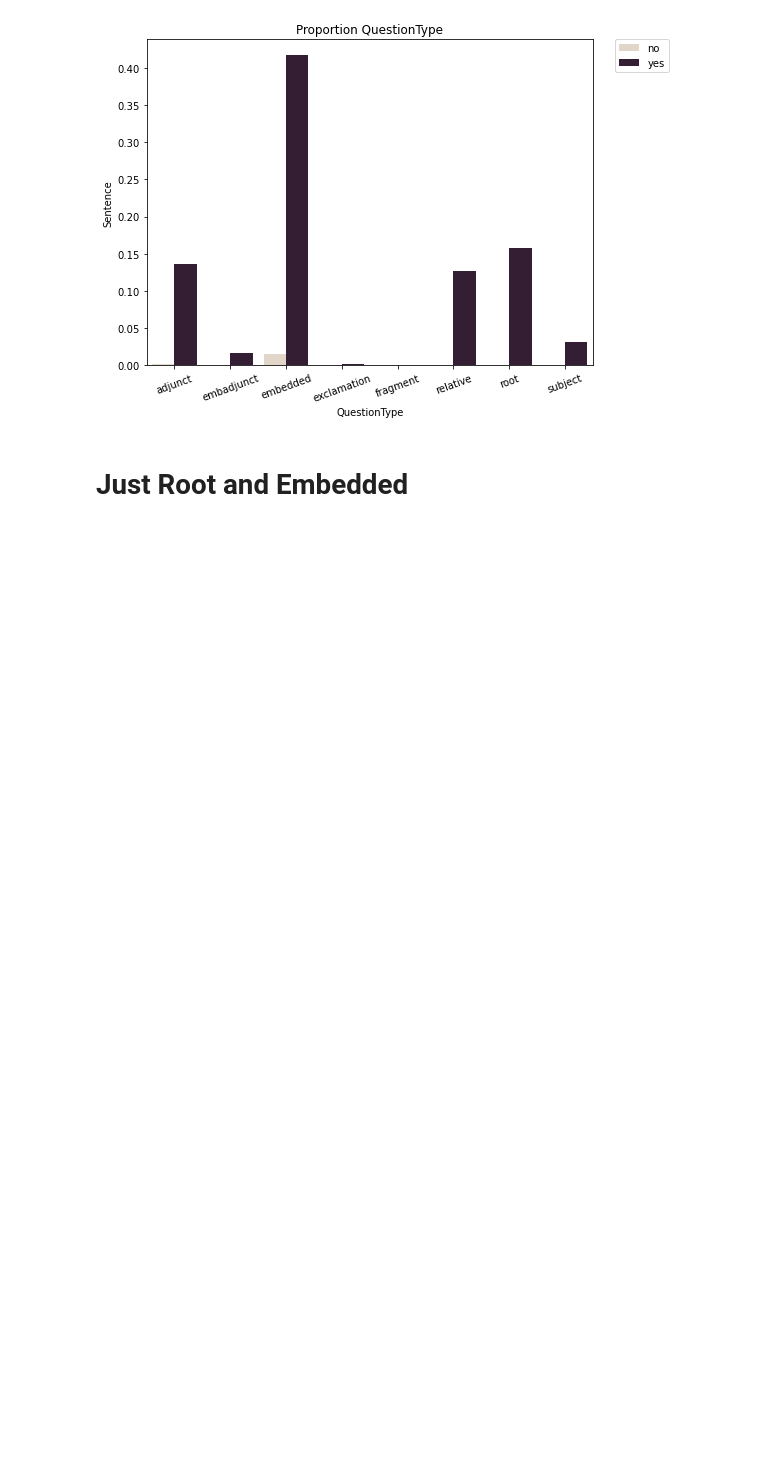
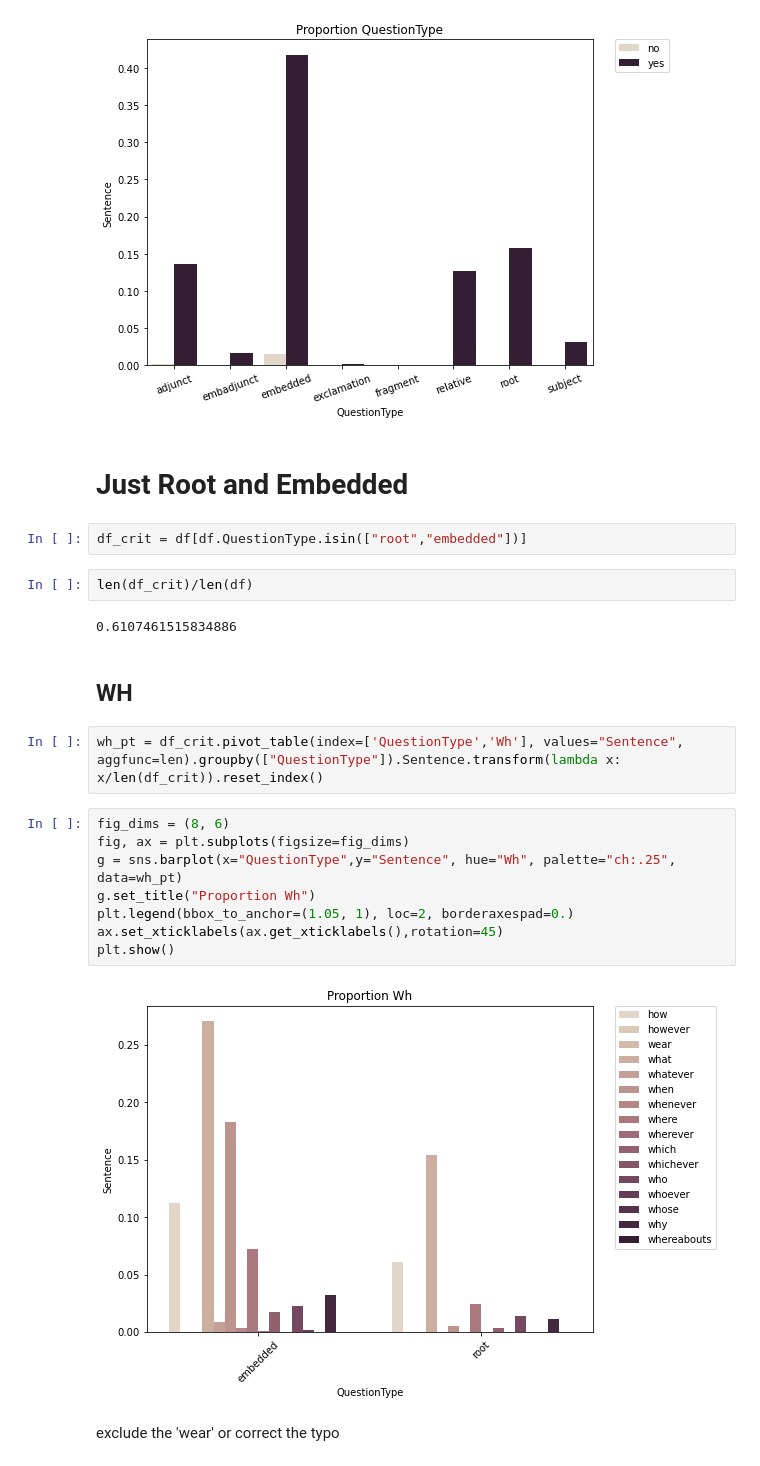
Before and after one commit to mcmoyer11/whquestions-tgrep2, a Jupyter notebook: corpus/graphs.ipynb, the cells around one changed output. Saved outputs shown, nothing was run; the diff lists cells and outputs as text; blank space fills up the shorter version.

```diff
--- a/corpus/graphs.ipynb
+++ b/corpus/graphs.ipynb
@@ -90,3 +90,25 @@ plt.show()
 [figure]
 # %% [markdown]
 # Just Root and Embedded
+# %%
+df_crit = df[df.QuestionType.isin(["root","embedded"])]
+# %%
+len(df_crit)/len(df)
+# %% [output]
+0.6107461515834886
+# %% [markdown]
+## WH
+# %%
+wh_pt = df_crit.pivot_table(index=['QuestionType','Wh'], values="Sentence", aggfunc=len).groupby(["QuestionType"]).Sentence.transform(lambda x: x/len(df_crit)).reset_index()
+# %%
+fig_dims = (8, 6)
+fig, ax = plt.subplots(figsize=fig_dims)
+g = sns.barplot(x="QuestionType",y="Sentence", hue="Wh", palette="ch:.25", data=wh_pt)
+g.set_title("Proportion Wh")
+plt.legend(bbox_to_anchor=(1.05, 1), loc=2, borderaxespad=0.)
+ax.set_xticklabels(ax.get_xticklabels(),rotation=45)
+plt.show()
+# %% [output]
+[figure, added]
+# %% [markdown]
+exclude the 'wear' or correct the typo
```
Also changed, not shown: parts of 22 cells of this notebook, 7 other files.
